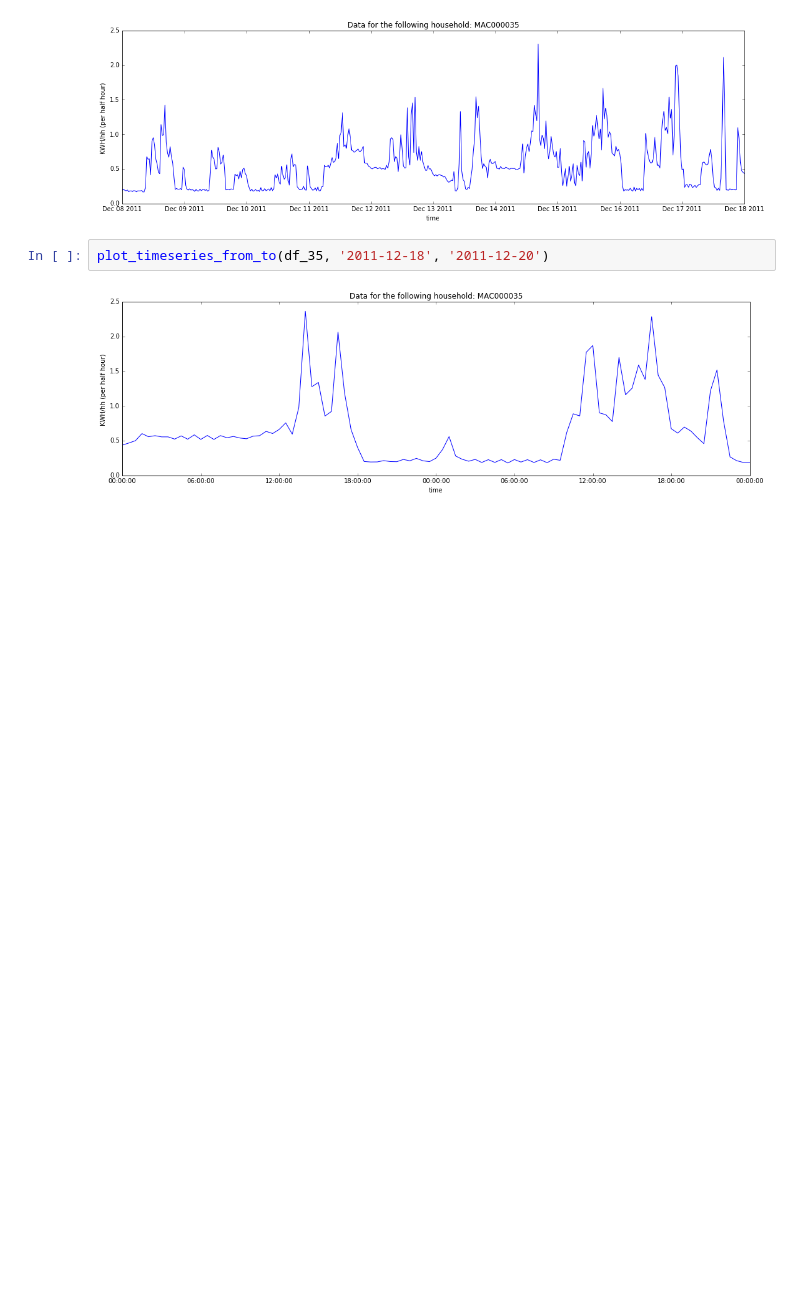
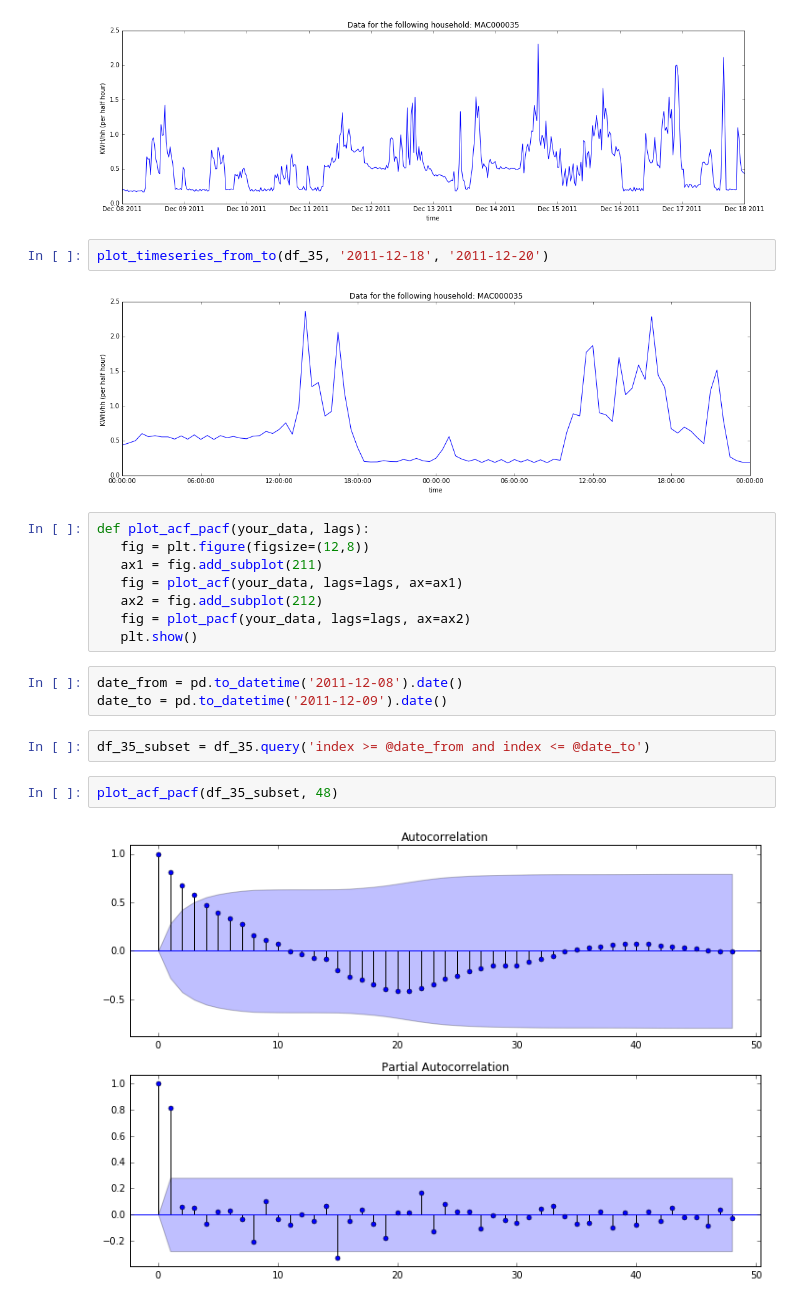
Before and after one commit to AnatolyPavlov/smart-battery-for-smart-energy-usage, a Jupyter notebook: eda/EDA_single_household.ipynb, the cells around one changed output. Drawn from its saved outputs; the diff is of its cells as text; blank space fills up the shorter version.

```diff
--- a/eda/EDA_single_household.ipynb
+++ b/eda/EDA_single_household.ipynb
@@ -183,3 +186,20 @@ plot_timeseries_from_to(df_35, '2011-12-08', '2011-12-18')
 plot_timeseries_from_to(df_35, '2011-12-18', '2011-12-20')
 # %% [output]
 [figure]
+# %%
+def plot_acf_pacf(your_data, lags):
+   fig = plt.figure(figsize=(12,8))
+   ax1 = fig.add_subplot(211)
+   fig = plot_acf(your_data, lags=lags, ax=ax1)
+   ax2 = fig.add_subplot(212)
+   fig = plot_pacf(your_data, lags=lags, ax=ax2)
+   plt.show()
+# %%
+date_from = pd.to_datetime('2011-12-08').date()
+date_to = pd.to_datetime('2011-12-09').date()
+# %%
+df_35_subset = df_35.query('index >= @date_from and index <= @date_to')
+# %%
+plot_acf_pacf(df_35_subset, 48)
+# %% [output]
+[figure, added]
```
Also changed, not shown: parts of 20 cells of this notebook.
